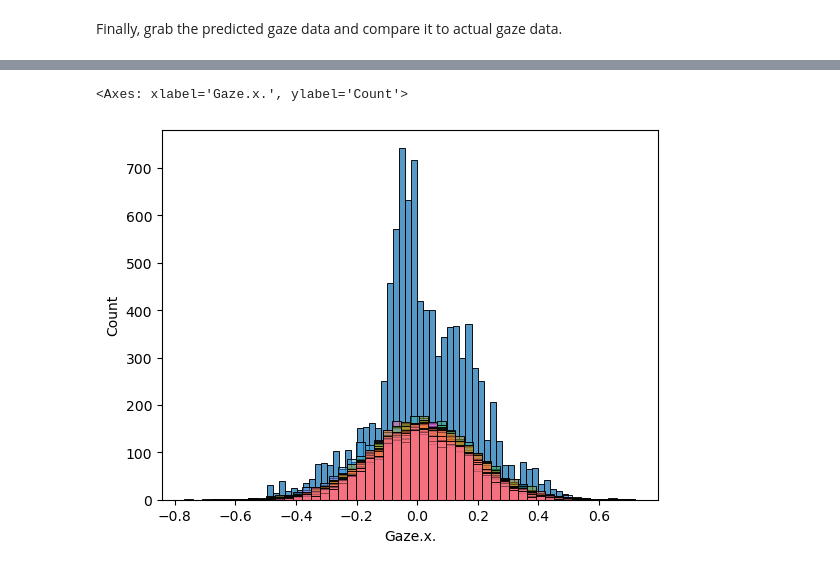
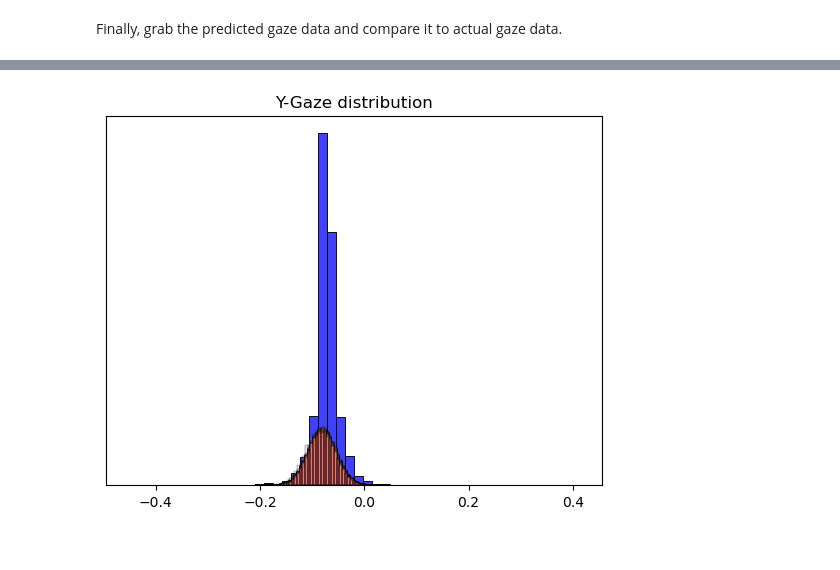
Before and after one commit to jerrymhuang/DreamDrone, a Jupyter notebook: FinalProject/gaze_stan.ipynb, the cells around one changed output, grey strips where cells are left out. Saved outputs shown, nothing was run; the diff lists cells and outputs as text; code cells hidden in the pictures.

```diff
--- a/FinalProject/gaze_stan.ipynb
+++ b/FinalProject/gaze_stan.ipynb
@@ -14,7 +14,7 @@ nest_asyncio.apply()
 DISPLAY_X, DISPLAY_Y = 2560, 1080
 # %%
 # Read in the data
-dataset = pd.read_csv('../data/full_data2.csv', usecols=['Lap_Number', 'Subject', 'Gaze.x.', 'Gaze.y.', 'Ang_Pos'], sep=';')
+dataset = pd.read_csv('data/full_data2.csv', usecols=['Lap_Number', 'Subject', 'Gaze.x.', 'Gaze.y.', 'Ang_Pos'], sep=';')
 dataset = dataset.dropna()
 # %% [markdown]
 Dataset:
@@ -153,4 +182,4 @@ Building: 11.9s, done.
 # %%
-gaze_fit = gaze_model.sample(num_chains=2, num_warmup=1000, num_samples=1000)
+gaze_fit = gaze_model.sample(num_chains=2, num_warmup=500, num_samples=500)
 # %% [output]
 Sampling:   0%
@@ -208,6 +257,11 @@ results.shape
 # %%
-sns.histplot(train_set['Gaze.x.'], bins=50, legend=False)
-sns.histplot(results.iloc[:,100:200], bins=50, legend=False)
+fig, ax = plt.subplots()
+sns.histplot(train_set['Gaze.y.'], bins=50, color='blue', legend=False)
+sns.histplot(results.iloc[:,10000:10100], bins=50, alpha=0.2, legend=False)
+plt.yticks([])
+plt.xlabel("")
+plt.ylabel("")
+plt.title("Y-Gaze distribution")
+ax.xlim=(-0.5, 0.5)
 # %% [output]
-<Axes: xlabel='Gaze.x.', ylabel='Count'>
-[figure, old version]
+[figure, new version]
```
Also changed, not shown: parts of 15 cells of this notebook.
